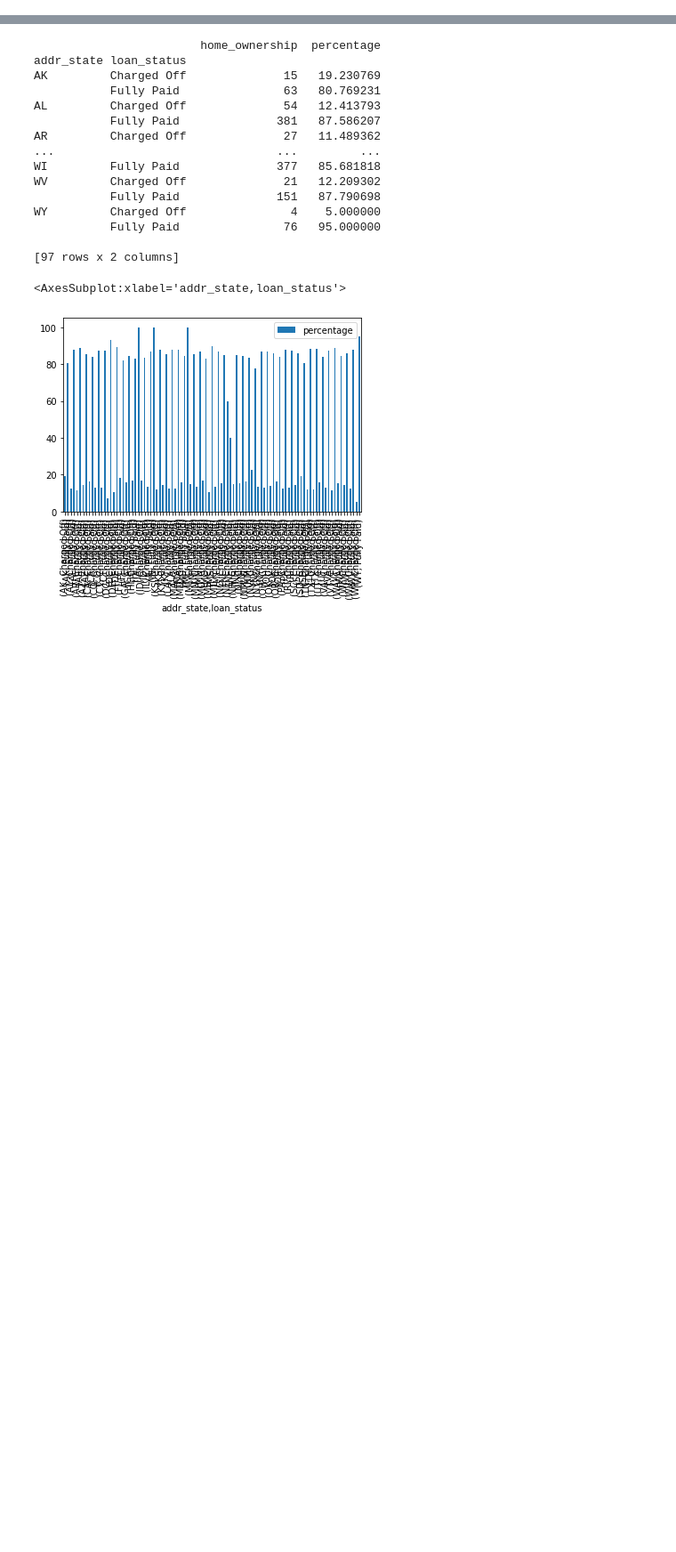
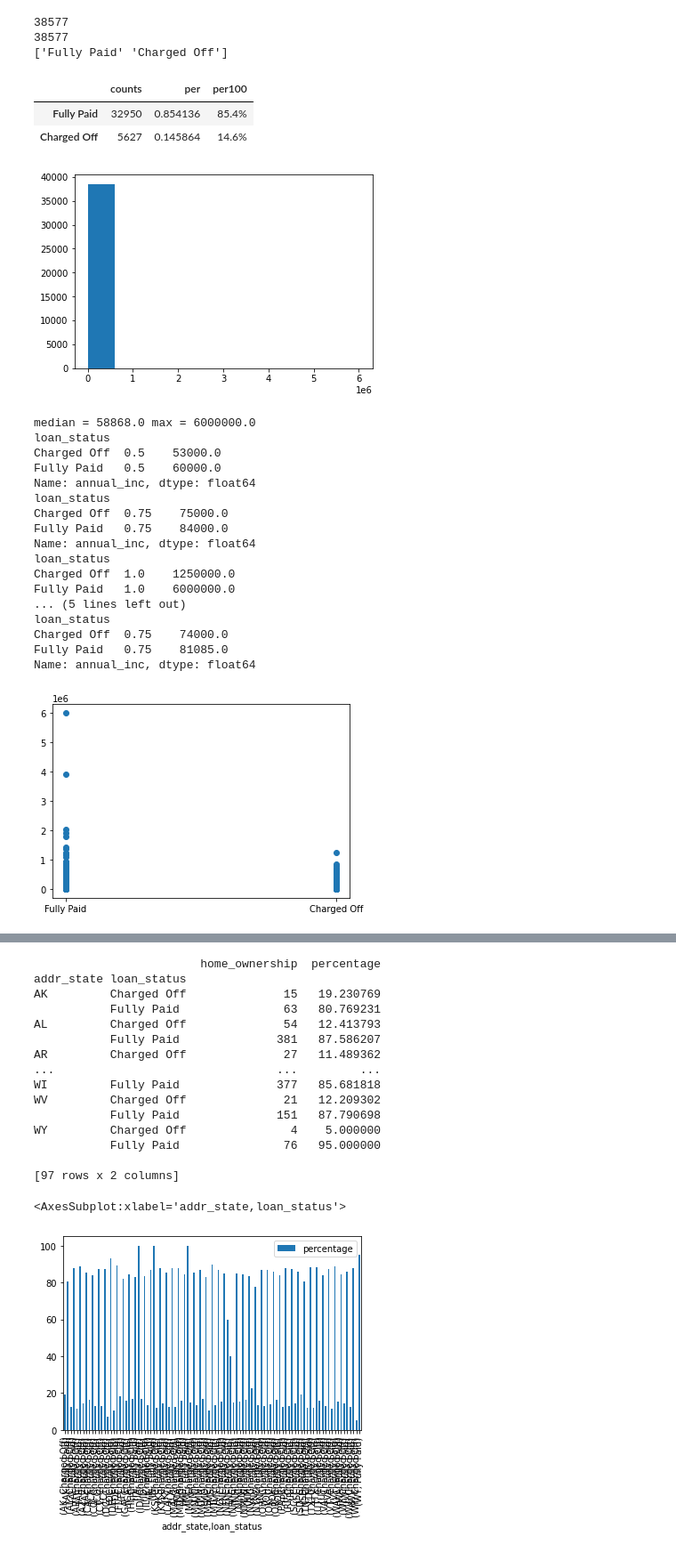
Before and after one commit to anandkeshri07/LendingClubCaseStudy, a Jupyter notebook: Anand_Kumar_Keshri.ipynb, the cells around one changed output, grey strips where cells are left out. Shown: that part at 89% size. Cells and saved outputs as stored; diff of their text form; code cells hidden in the pictures; blank space fills up the shorter version.

```diff
--- a/Anand_Kumar_Keshri.ipynb
+++ b/Anand_Kumar_Keshri.ipynb
@@ -247,0 +149,69 @@ G5        Charged Off           10   34.482759
+# %%
+
+print (len(loans['loan_status']))
+
+#39717
+
+#Removed the rows which has loan_status == Current
+
+loans = loans[loans['loan_status'] != 'Current']
+print (len(loans['loan_status']))
+
+#Total Rows without = "Current"
+print (pd.unique(loans['loan_status']))
+# %% [output]
+38577
+38577
+['Fully Paid' 'Charged Off']
+# %%
+#Percentage of data which is distributed in this two segment "['Fully Paid' 'Charged Off']"
+
+s = loans.loan_status
+#print(s)
+counts = s.value_counts()
+percent = s.value_counts(normalize=True)
+percent100 = s.value_counts(normalize=True).mul(100).round(1).astype(str) + '%'
+pd.DataFrame({'counts': counts, 'per': percent, 'per100': percent100})
+# %% [output]
+|  | counts | per | per100 |
+| Fully Paid | 32950 | 0.854136 | 85.4% |
+| Charged Off | 5627 | 0.145864 | 14.6% |
+# %%
+#Understanding of the annual_inc
+
+plt.hist(loans['annual_inc'])
+plt.show()
+
+print ("median = {0} max = {1}".format( loans['annual_inc'].median(), loans['annual_inc'].max()))
+
+print(loans.groupby('loan_status').annual_inc.quantile([0.50]))
+print(loans.groupby('loan_status').annual_inc.quantile([0.75]))
+print(loans.groupby('loan_status').annual_inc.quantile([1]))
+print(loans.groupby('loan_status').annual_inc.quantile([0.95]))
+
+#It has been identified that the outlier in annual_inc is more than 200000
+print(loans[loans.annual_inc < 200000].groupby('loan_status').annual_inc.quantile([0.75]))
+
+#But there is no impact of the 0.75 quantile
+plt.scatter(loans['loan_status'],loans['annual_inc'])
+plt.show()
+# %% [output]
+[figure, added]
+median = 58868.0 max = 6000000.0
+loan_status
+Charged Off  0.5    53000.0
+Fully Paid   0.5    60000.0
+Name: annual_inc, dtype: float64
+loan_status
+Charged Off  0.75    75000.0
+Fully Paid   0.75    84000.0
+Name: annual_inc, dtype: float64
+loan_status
+Charged Off  1.0    1250000.0
+Fully Paid   1.0    6000000.0
+... (5 lines left out)
+loan_status
+Charged Off  0.75    74000.0
+Fully Paid   0.75    81085.0
+Name: annual_inc, dtype: float64
+[figure, added]
```
Also changed, not shown: parts of 19 cells of this notebook.
